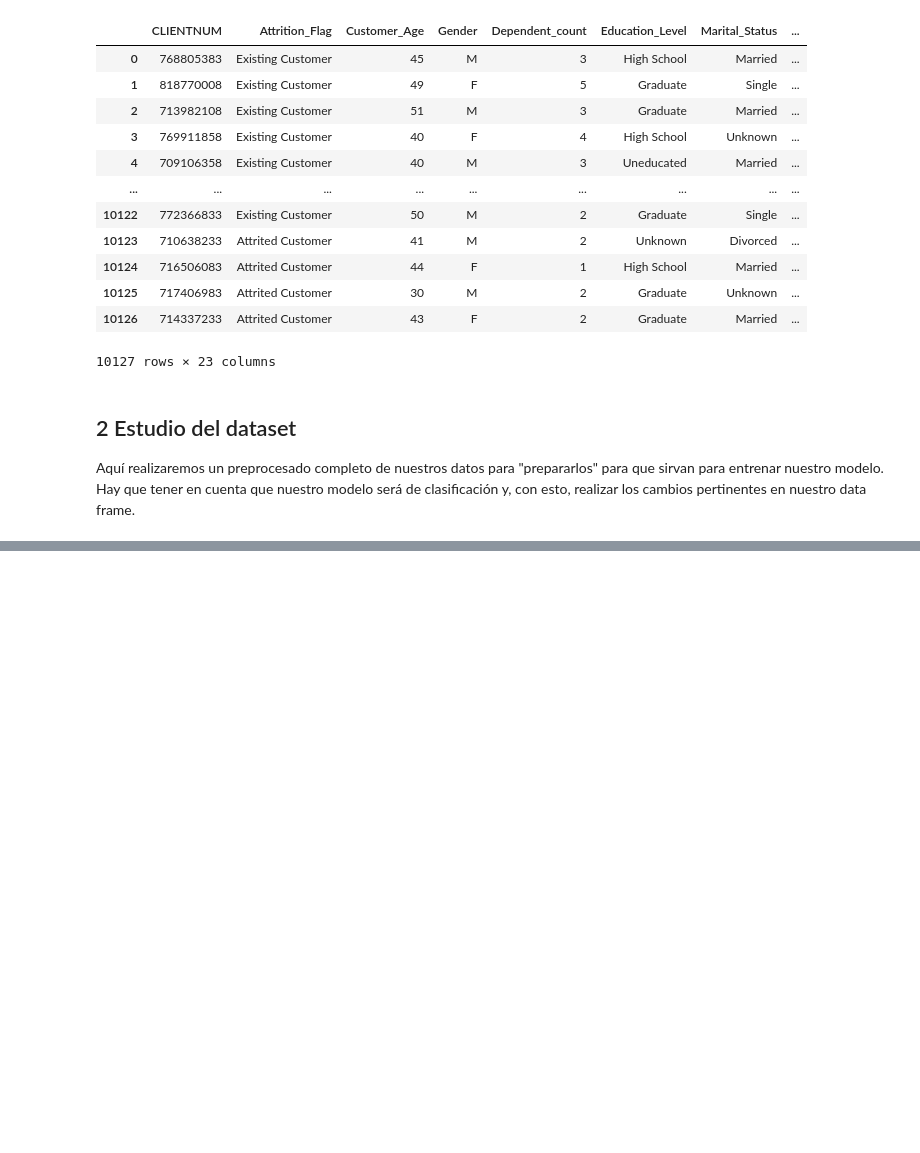
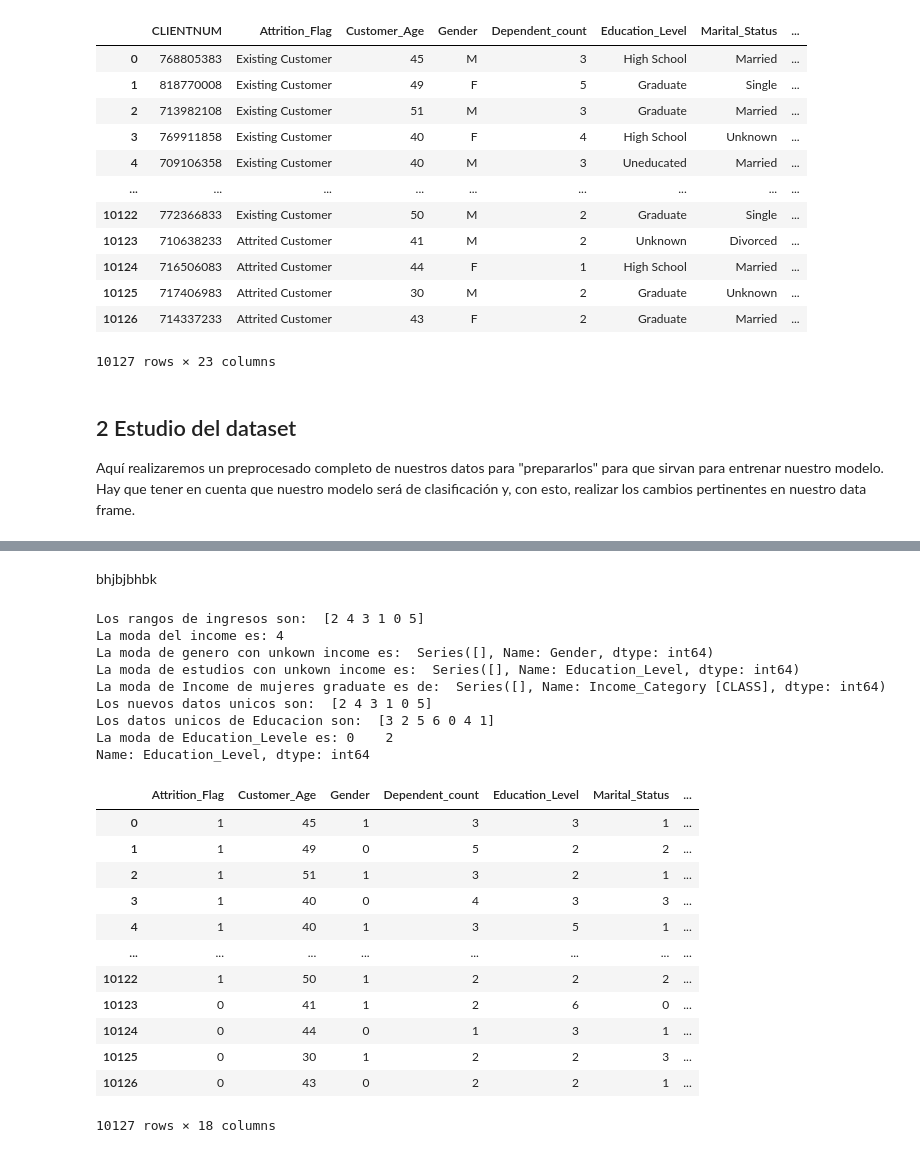
Before and after one commit to pabloruizburgos/AA, a Jupyter notebook: main.ipynb, the cells around one changed output, grey strips where cells are left out. Saved outputs shown, nothing was run; the diff lists cells and outputs as text; code cells hidden in the pictures; blank space fills up the shorter version.

```diff
--- a/main.ipynb
+++ b/main.ipynb
@@ -126,0 +87,61 @@ Los datos unicos de Educacion son:  ['High School' 'Graduate' 'Uneducated' 'Unkn
+# %% [markdown]
+bhjbjbhbk
+# %%
+print('Los rangos de ingresos son: ',datos_limpios['Income_Category [CLASS]'].unique())
+# Vemos que hay valores Unkown, por lo que pasamos a reemplazarlos (imputarlos) por la moda de los datos, la calculamos
+values, counts = np.unique(datos_limpios['Income_Category [CLASS]'], return_counts=True)
+mode = values[np.argmax(counts)]
+
+print(f"La moda del income es: {mode}")
+# La moda de Income es 'menos de 40k', vamos a hacer una visualizacion rápida para ver si los datos de 'unkown
+# Income' coinciden con los de 'less than 40k', para ello usaremos la moda de su género y la moda de sus
+# estudios, en caso de que concuerden los sustituiremos ('Unkown' -> 'Less than 40k')
+moda_unk_gen = datos_limpios[datos_limpios['Income_Category [CLASS]'] == 'Unknown']['Gender'].mode()
+moda_unk_est = datos_limpios[datos_limpios['Income_Category [CLASS]'] == 'Unknown']['Education_Level'].mode()
+
+print('La moda de genero con unkown income es: ' ,moda_unk_gen)
+print('La moda de estudios con unkown income es: ', moda_unk_est)
+# Vemos que la moda, es decir la mayoría de gente en 'unknown', son mujeres y que la mayoria son 'graduate',
+# Por lo tanto, susitituimos los valores de 'unknown', por los valores de moda de las mujeres que sean a su vez 'graduate'.
+moda_fem_grad = datos_limpios[(datos_limpios['Gender'] == "F") & (datos_limpios['Education_Level'] == 'Graduate')]['Income_Category [CLASS]'].mode()
+
+print('La moda de Income de mujeres graduate es de: ', moda_fem_grad)
+# Vemos que la moda de 'Income' de Mujeres 'Graduate' es también de 'Less than 40k' por lo que sustituimos los
+# valores 'unknown' por 'Less than 40k'
+datos_limpios['Income_Category [CLASS]'] = datos_limpios['Income_Category [CLASS]'].replace('Unknown', 'Less than $40K')
+datos_limpios_adjusted = datos_limpios
+
+# Comprobamos el cambio
+print('Los nuevos datos unicos son: ',datos_limpios_adjusted['Income_Category [CLASS]'].unique())
+
+# Ahora hacemos lo mismo con 'Education_Level'
+print('Los datos unicos de Educacion son: ', datos_limpios_adjusted['Education_Level'].unique())
+print('La moda de Education_Levele es:', datos_limpios_adjusted['Education_Level'].mode())
+
+# Cambiamos 'unknown' por su moda de dato, que es 'Graduate'
+datos_limpios_adjusted['Education_Level'] = datos_limpios_adjusted['Education_Level'].replace('Unknown', 'Graduate')
+
+datos_limpios_adjusted
+# %% [output]
+Los rangos de ingresos son:  [2 4 3 1 0 5]
+La moda del income es: 4
+La moda de genero con unkown income es:  Series([], Name: Gender, dtype: int64)
+La moda de estudios con unkown income es:  Series([], Name: Education_Level, dtype: int64)
+La moda de Income de mujeres graduate es de:  Series([], Name: Income_Category [CLASS], dtype: int64)
+Los nuevos datos unicos son:  [2 4 3 1 0 5]
+Los datos unicos de Educacion son:  [3 2 5 6 0 4 1]
+La moda de Education_Levele es: 0    2
+Name: Education_Level, dtype: int64
+|  | Attrition_Flag | Customer_Age | Gender | Dependent_count | Education_Level | Marital_Status | ... |
+| 0 | 1 | 45 | 1 | 3 | 3 | 1 | ... |
+| 1 | 1 | 49 | 0 | 5 | 2 | 2 | ... |
+| 2 | 1 | 51 | 1 | 3 | 2 | 1 | ... |
+| 3 | 1 | 40 | 0 | 4 | 3 | 3 | ... |
+| 4 | 1 | 40 | 1 | 3 | 5 | 1 | ... |
+| ... | ... | ... | ... | ... | ... | ... | ... |
+| 10122 | 1 | 50 | 1 | 2 | 2 | 2 | ... |
+| 10123 | 0 | 41 | 1 | 2 | 6 | 0 | ... |
+| 10124 | 0 | 44 | 0 | 1 | 3 | 1 | ... |
+| 10125 | 0 | 30 | 1 | 2 | 2 | 3 | ... |
+| 10126 | 0 | 43 | 0 | 2 | 2 | 1 | ... |
+10127 rows × 18 columns
```
Also changed, not shown: parts of 2 cells of this notebook.
